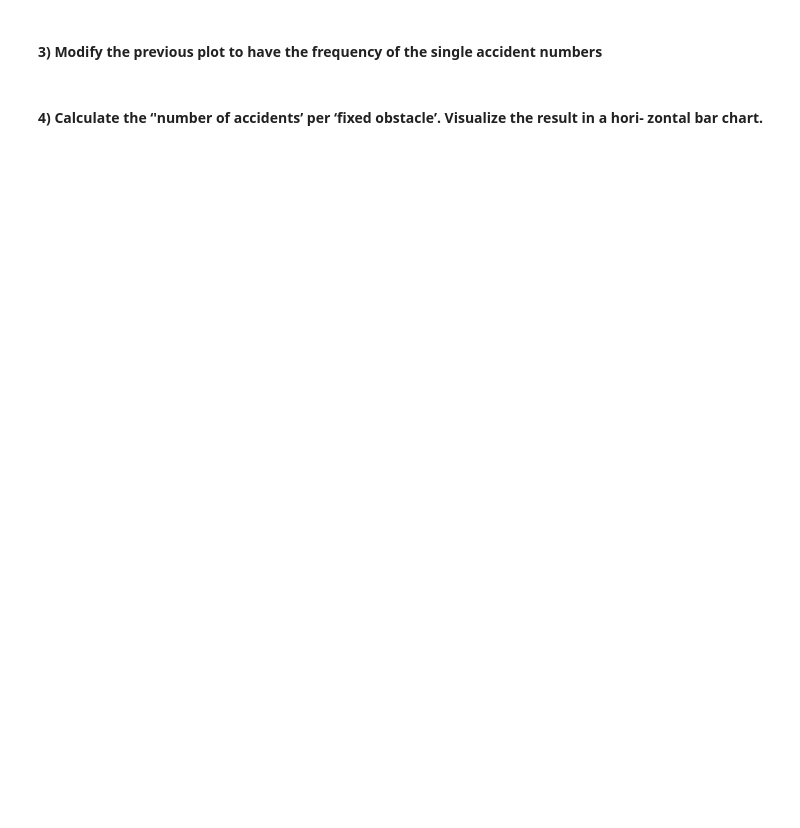
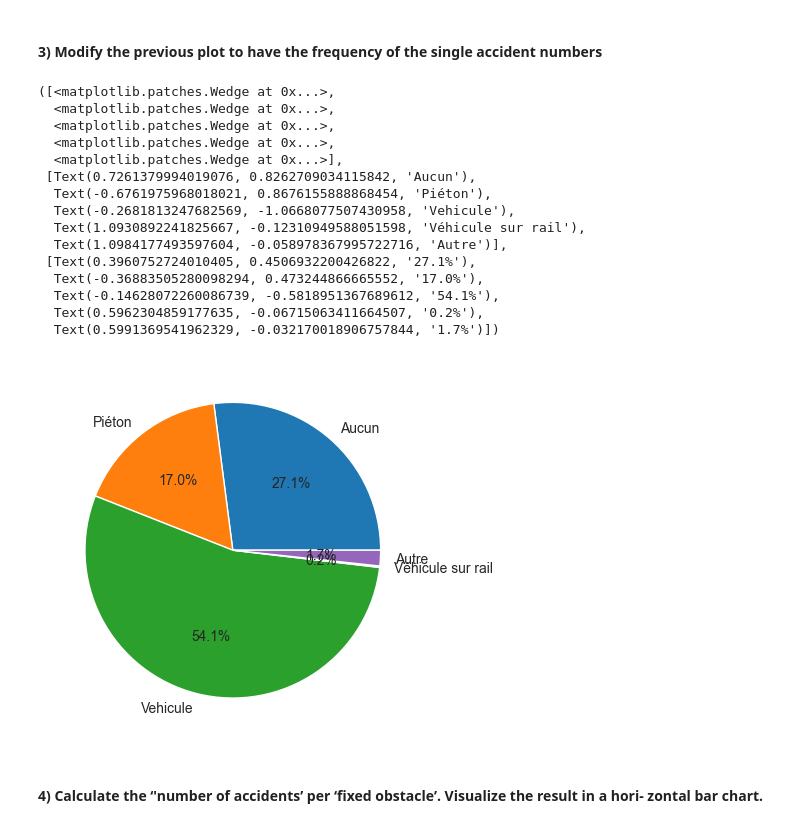
Before and after one commit to Poliaboy/PythonForDataAnalysis, a Jupyter notebook: PW5_Alex_Szpakiewicz.ipynb, the cells around one changed output. Drawn from its saved outputs; the diff is of its cells as text; code cells hidden in the pictures; blank space fills up the shorter version.

```diff
--- a/PW5_Alex_Szpakiewicz.ipynb
+++ b/PW5_Alex_Szpakiewicz.ipynb
@@ -63,2 +75,21 @@ ValueError: x must be 1D
+# %%
+plt.pie(df_pie_second["Num_Acc"], labels=df_pie_second["obstacle_mobile"], autopct='%1.1f%%')
+# %% [output]
+([<matplotlib.patches.Wedge at 0x...>,
+  <matplotlib.patches.Wedge at 0x...>,
+  <matplotlib.patches.Wedge at 0x...>,
+  <matplotlib.patches.Wedge at 0x...>,
+  <matplotlib.patches.Wedge at 0x...>],
+ [Text(0.7261379994019076, 0.8262709034115842, 'Aucun'),
+  Text(-0.6761975968018021, 0.8676155888868454, 'Piéton'),
+  Text(-0.2681813247682569, -1.0668077507430958, 'Vehicule'),
+  Text(1.0930892241825667, -0.12310949588051598, 'Véhicule sur rail'),
+  Text(1.0984177493597604, -0.058978367995722716, 'Autre')],
+ [Text(0.3960752724010405, 0.4506932200426822, '27.1%'),
+  Text(-0.36883505280098294, 0.473244866665552, '17.0%'),
+  Text(-0.14628072260086739, -0.5818951367689612, '54.1%'),
+  Text(0.5962304859177635, -0.06715063411664507, '0.2%'),
+  Text(0.5991369541962329, -0.032170018906757844, '1.7%')])
+[figure, added]
 # %% [markdown]
 #### 4) Calculate the ‘'number of accidents’ per ‘fixed obstacle’. Visualize the result in a hori- zontal bar chart.
```
Also changed, not shown: parts of 11 cells of this notebook.
